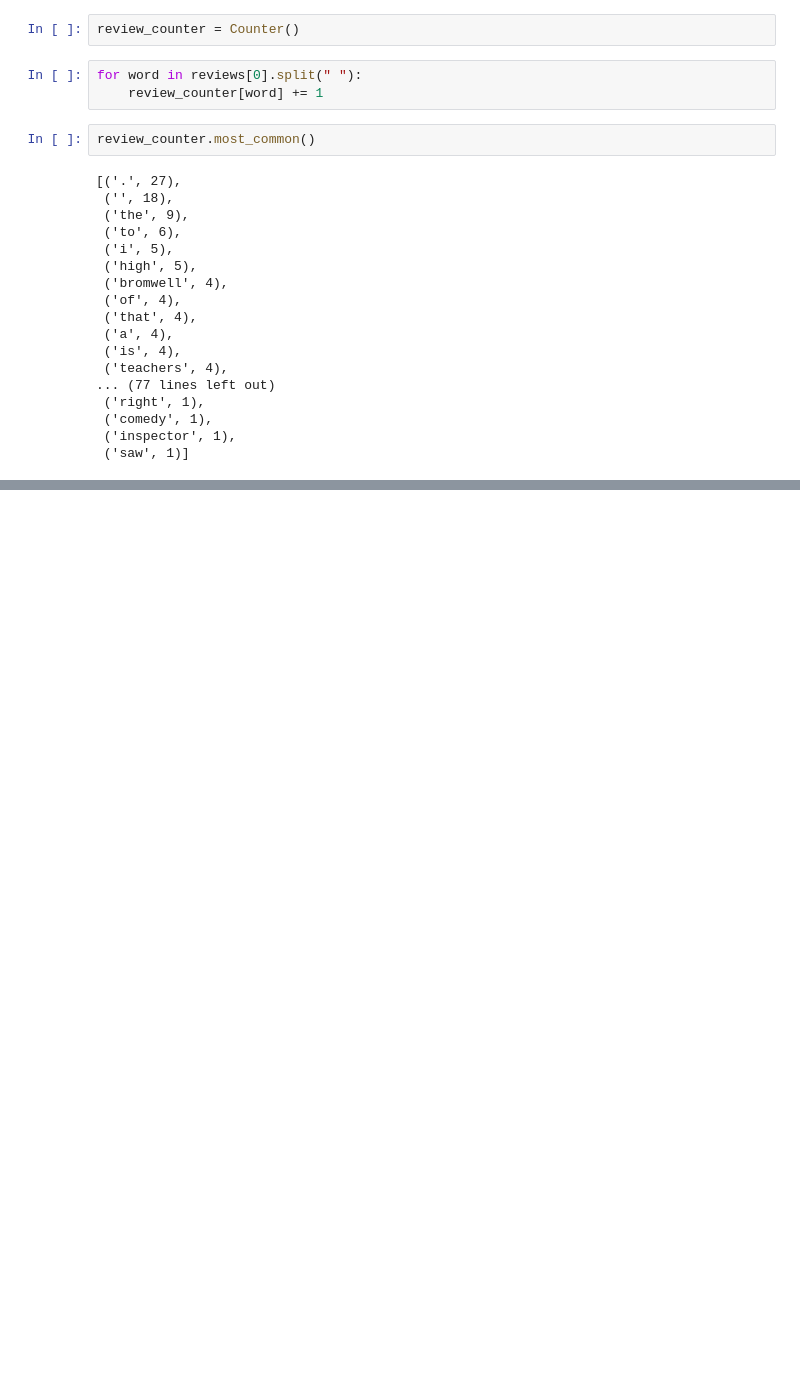
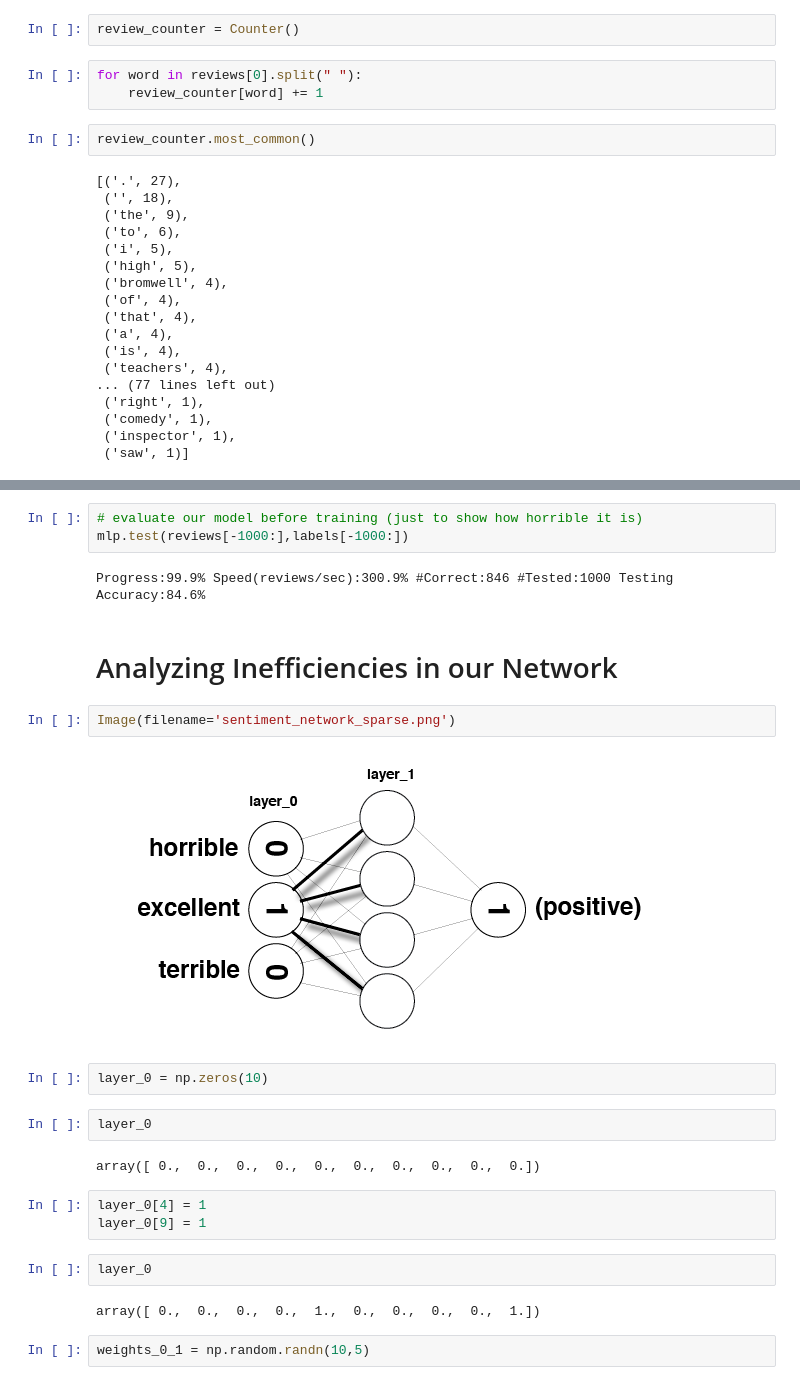
Before and after one commit to lemoinef/practice, a Jupyter notebook: dlnd/Week 3/sentiment_classifier.ipynb, the cells around one changed output, grey strips where cells are left out. Cells and saved outputs as stored; diff of their text form; blank space fills up the shorter version.

```diff
--- a/dlnd/Week 3/sentiment_classifier.ipynb
+++ b/dlnd/Week 3/sentiment_classifier.ipynb
@@ -563,0 +744,26 @@ review_counter.most_common()
+# %%
+# evaluate our model before training (just to show how horrible it is)
+mlp.test(reviews[-1000:],labels[-1000:])
+# %% [output]
+Progress:99.9% Speed(reviews/sec):300.9% #Correct:846 #Tested:1000 Testing Accuracy:84.6%
+# %% [markdown]
+# Analyzing Inefficiencies in our Network
+# %%
+Image(filename='sentiment_network_sparse.png')
+# %% [output]
+[figure, added]
+# %%
+layer_0 = np.zeros(10)
+# %%
+layer_0
+# %% [output]
+array([ 0.,  0.,  0.,  0.,  0.,  0.,  0.,  0.,  0.,  0.])
+# %%
+layer_0[4] = 1
+layer_0[9] = 1
+# %%
+layer_0
+# %% [output]
+array([ 0.,  0.,  0.,  0.,  1.,  0.,  0.,  0.,  0.,  1.])
+# %%
+weights_0_1 = np.random.randn(10,5)
```
Also changed, not shown: parts of 10 cells of this notebook.
